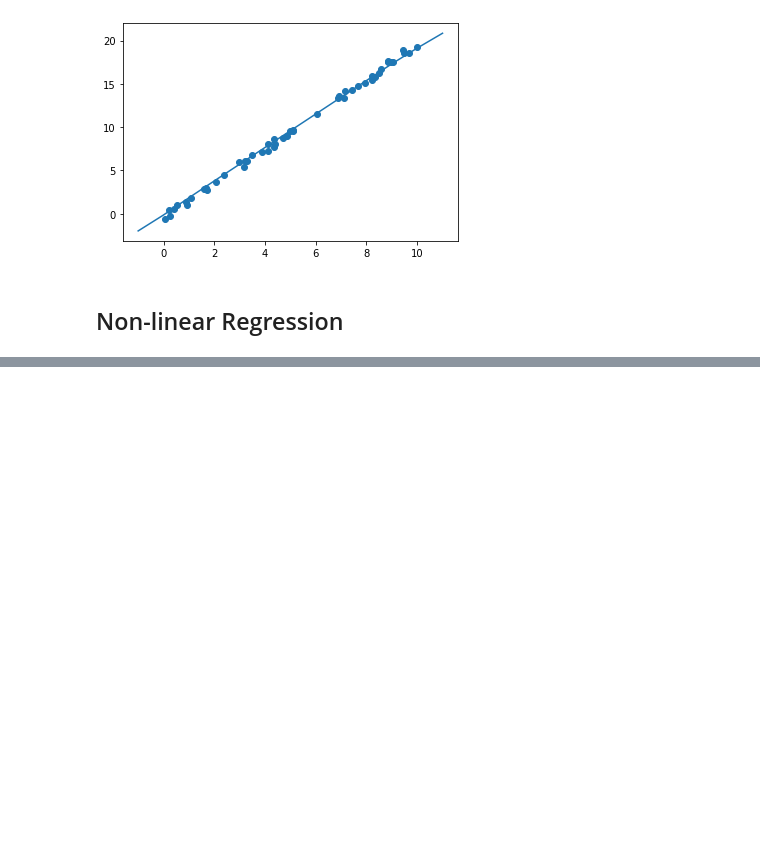
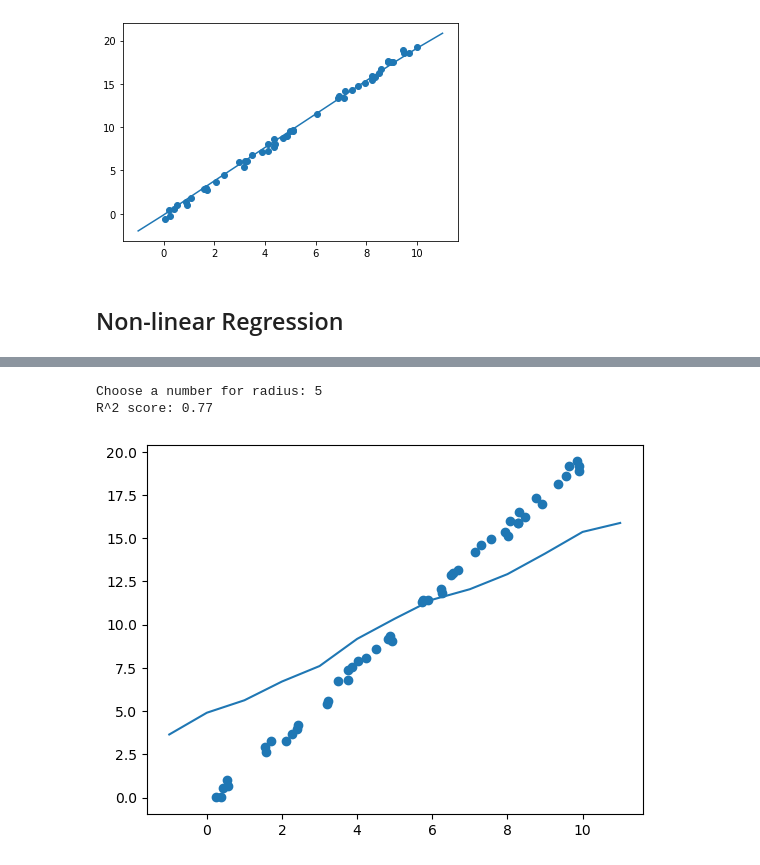
Before and after one commit to sophieclayton/OEAS805_envdatasci, a Jupyter notebook: notebooks/regression_examples.ipynb, the cells around one changed output, grey strips where cells are left out. Drawn from its saved outputs; the diff is of its cells as text; code cells hidden in the pictures; blank space fills up the shorter version.

```diff
--- a/notebooks/regression_examples.ipynb
+++ b/notebooks/regression_examples.ipynb
@@ -214,0 +219,29 @@ R^2 score: 0.757847463672327
+# %%
+# generate the data
+import matplotlib.pyplot as plt
+import random
+
+n  = float(input('Choose a number for radius: '))
+
+# generate some mostly linear data with stochastic noise added
+x = pd.DataFrame([10 * random.random() for __ in range(50)])
+y = 2 * x - 1 + pd.DataFrame([random.random() for __ in range(50)])
+
+# pick model
+from sklearn.neighbors import RadiusNeighborsRegressor
+model = RadiusNeighborsRegressor(radius=n)
+model.fit(x, y)
+
+# compute the R^2 score
+print("R^2 score: {0:.2f}".format(model.score(x,y)))
+
+# plot the model together with the data
+xfit = pd.DataFrame([i for i in range(-1, 12)])
+yfit = model.predict(xfit)
+plt.scatter(x, y)
+plt.plot(xfit, yfit)
+plt.show()
+# %% [output]
+Choose a number for radius: 5
+R^2 score: 0.77
+[figure, added]
```
Also changed, not shown: parts of 4 cells of this notebook, 1 other file.
